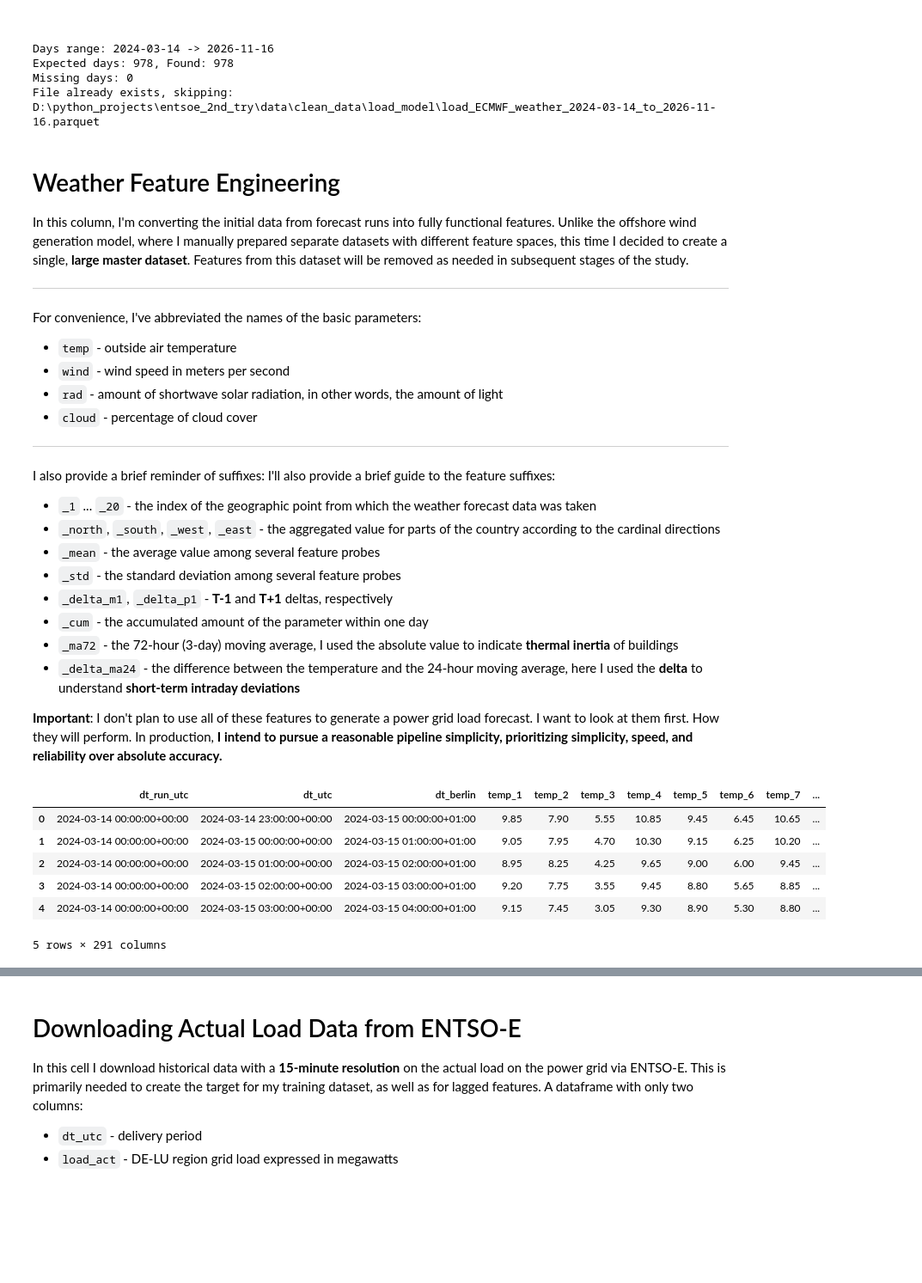
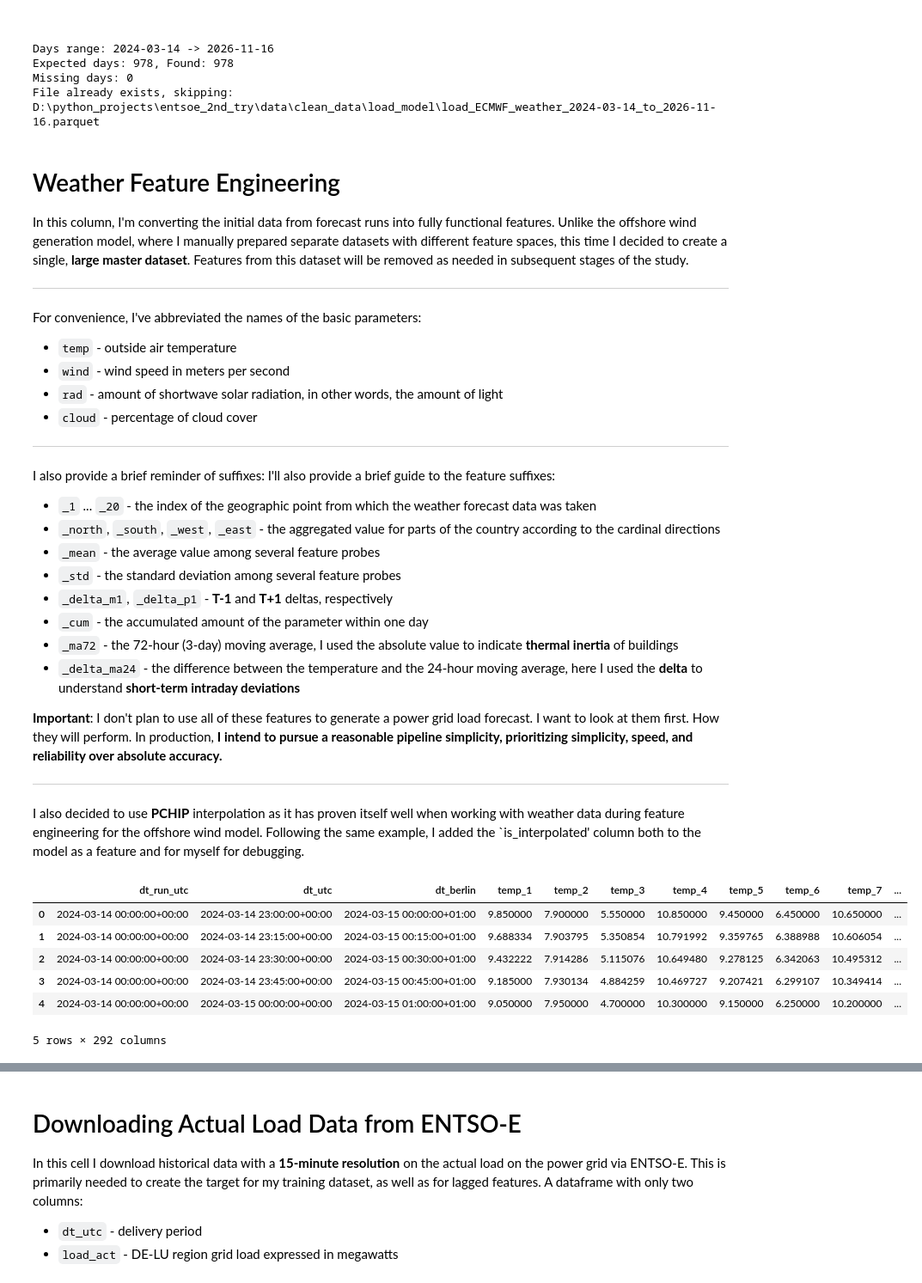
Before and after one commit to anatolii-me/DE-DayAhead-PowerForecast, a Jupyter notebook: notebooks/research_load_model/1_data_preparation.ipynb, the cells around one changed output, grey strips where cells are left out. Shown at 86% size. Drawn from its saved outputs; the diff is of its cells as text; code cells hidden in the pictures; blank space fills up the shorter version.

Commit message:
feat: the creation of the master dataset for the load model has been completed

```diff
--- a/notebooks/research_load_model/1_data_preparation.ipynb
+++ b/notebooks/research_load_model/1_data_preparation.ipynb
@@ -582,9 +619,13 @@ I'll also provide a brief guide to the feature suffixes:
 - `_delta_ma24` - the difference between the temperature and the 24-hour moving average, here I used the **delta** to understand **short-term intraday deviations**
 
 **Important**: I don't plan to use all of these features to generate a power grid load forecast. I want to look at them first. How they will perform. In production, **I intend to pursue a reasonable pipeline simplicity, prioritizing simplicity, speed, and reliability over absolute accuracy.**
+
+---
+
+I also decided to use **PCHIP** interpolation as it has proven itself well when working with weather data during feature engineering for the offshore wind model. Following the same example, I added the `is_interpolated' column both to the model as a feature and for myself for debugging.
 # %%
 # Loading the cleaned calendar features and weather data from the parquet files for further analysis
-calendar_df = pd.read_parquet(CLEAN_DATA_DIR / "load_calendar_features_2024-03-01_to_2026-06-20.parquet")
+calendar_df = pd.read_parquet(CLEAN_DATA_DIR / "load_calendar_features_2024-03-01_to_2026-11-20.parquet")
 weather_df = pd.read_parquet(CLEAN_DATA_DIR / "load_ECMWF_weather_2024-03-14_to_2026-11-16.parquet")
 
 # Dropping unnecessary columns from the weather DataFrame to keep only relevant features for further analysis
@@ -637,7 +678,38 @@ assert not weather_df.duplicated(
     group_keys + ['dt_utc']
 ).any()
 
-# Group observations by forecast run and geographical point
+# Interpolate each forecast run and point separately while both buffer hours
+# are still present. UTC avoids ambiguous local times on DST transition days.
+from scipy.interpolate import PchipInterpolator
+
+def interpolate_point_to_15min(group):
+    hourly_times = pd.DatetimeIndex(group['dt_utc'])
+    expected_hours = pd.date_range(hourly_times[0], hourly_times[-1], freq='h')
+    if not hourly_times.equals(expected_hours):
+        raise ValueError('A forecast run has missing or duplicate hourly timestamps.')
+    if group[weather_cols].isna().any().any():
+        raise ValueError('A forecast run has missing weather values.')
+
+    quarter_times = pd.date_range(hourly_times[0], hourly_times[-1], freq='15min')
+    hourly_values = group[weather_cols].to_numpy()
+    quarter_values = PchipInterpolator(
+        np.arange(len(hourly_times)), hourly_values, axis=0
+    )(np.arange(len(quarter_times)) / 4).astype(hourly_values.dtype)
+
+    result = pd.DataFrame(quarter_values, columns=weather_cols)
+    result['dt_utc'] = quarter_times
+    result['dt_berlin'] = quarter_times.tz_convert('Europe/Berlin')
+    result['dt_run_utc'] = group['dt_run_utc'].iloc[0]
+    result['point_id'] = group['point_id'].iloc[0]
+    return result
+
+weather_df = pd.concat(
+    (interpolate_point_to_15min(group)
+     for _, group in weather_df.groupby(group_keys, sort=False)),
+    ignore_index=True,
+)
+
+# Group the 15-minute observations for adjacent-step deltas below.
 grouped = weather_df.groupby(group_keys, sort=False)
 
 # Defining the columns in the weather DataFrame that will be used to calculate T+/-1 deltas
@@ -651,12 +723,12 @@ cols_to_deltas = [
 # Calculate deltas relative to the current value
 for col in cols_to_deltas:
 
-    # Current value minus previous hour
+    # Current value minus the previous 15-minute value
     weather_df[f'{col}_delta_m1'] = (
         weather_df[col] - grouped[col].shift(1)
     )
 
-    # Current value minus next hour
+    # Current value minus the next 15-minute value
     weather_df[f'{col}_delta_p1'] = (
         weather_df[col] - grouped[col].shift(-1)
     )
@@ -681,7 +753,8 @@ forecast_date = (
     .dt.normalize()
 )
 
-# Keep only observations from the target forecast day
+# Keep only observations from the target forecast day, including all
+# 23 or 25 local hours on DST transition days.
 weather_df = (
     weather_df.loc[forecast_date.eq(target_date)]
     .copy()
@@ -691,9 +764,11 @@ weather_df = (
 
 
 ## Calculating cumulative radiation within each forecast run and geographical point
+# Each 15-minute radiation value represents one quarter of an hour.
 weather_df['rad_cum'] = (
     weather_df
-    .groupby(group_keys, sort=False)['rad']
+    .assign(rad_quarter_hour=weather_df['rad'] * 0.25)
+    .groupby(group_keys, sort=False)['rad_quarter_hour']
     .cumsum()
 )
 ## =========================================================================
@@ -803,6 +878,10 @@ weather_final = pd.concat(
     [weather_wide, df_zones],
     axis=1
 )
+# 0 marks an original hourly forecast; 1 marks an interpolated quarter-hour.
+weather_final['is_interpolated'] = (
+    weather_final['dt_utc'].dt.minute.ne(0).astype('int8')
+)
 ## ========================================================================
 
 
@@ -819,41 +898,41 @@ temp_cols = [
     f'temp_{zone}_mean'
     for zone in aggregation_zones
 ]
 
 for col in temp_cols:
 
     temp = weather_final[col]
 
     # Calculate rolling averages
-    ma24 = temp.rolling(window=24, min_periods=24).mean()
-    ma72 = temp.rolling(window=72, min_periods=72).mean()
+    ma24 = temp.rolling(window=96, min_periods=96).mean()
+    ma72 = temp.rolling(window=288, min_periods=288).mean()
 
     # Store long-term temperature background
     ma_features[f'{col}_ma72'] = ma72
 
     # Store deviation from the daily temperature average
     ma_features[f'{col}_delta_ma24'] = temp - ma24
 
 # Combine original and derived temperature features
 weather_final = pd.concat(
     [
         weather_final,
         pd.DataFrame(ma_features, index=weather_final.index)
     ],
     axis=1
 )
 ## ========================================================================
 
 
 weather_final.head()
 # %% [output]
 |  | dt_run_utc | dt_utc | dt_berlin | temp_1 | temp_2 | temp_3 | temp_4 | temp_5 | temp_6 | temp_7 | ... |
-| 0 | 2024-03-14 00:00:00+00:00 | 2024-03-14 23:00:00+00:00 | 2024-03-15 00:00:00+01:00 | 9.85 | 7.90 | 5.55 | 10.85 | 9.45 | 6.45 | 10.65 | ... |
-| 1 | 2024-03-14 00:00:00+00:00 | 2024-03-15 00:00:00+00:00 | 2024-03-15 01:00:00+01:00 | 9.05 | 7.95 | 4.70 | 10.30 | 9.15 | 6.25 | 10.20 | ... |
-| 2 | 2024-03-14 00:00:00+00:00 | 2024-03-15 01:00:00+00:00 | 2024-03-15 02:00:00+01:00 | 8.95 | 8.25 | 4.25 | 9.65 | 9.00 | 6.00 | 9.45 | ... |
-| 3 | 2024-03-14 00:00:00+00:00 | 2024-03-15 02:00:00+00:00 | 2024-03-15 03:00:00+01:00 | 9.20 | 7.75 | 3.55 | 9.45 | 8.80 | 5.65 | 8.85 | ... |
-| 4 | 2024-03-14 00:00:00+00:00 | 2024-03-15 03:00:00+00:00 | 2024-03-15 04:00:00+01:00 | 9.15 | 7.45 | 3.05 | 9.30 | 8.90 | 5.30 | 8.80 | ... |
+| 0 | 2024-03-14 00:00:00+00:00 | 2024-03-14 23:00:00+00:00 | 2024-03-15 00:00:00+01:00 | 9.850000 | 7.900000 | 5.550000 | 10.850000 | 9.450000 | 6.450000 | 10.650000 | ... |
+| 1 | 2024-03-14 00:00:00+00:00 | 2024-03-14 23:15:00+00:00 | 2024-03-15 00:15:00+01:00 | 9.688334 | 7.903795 | 5.350854 | 10.791992 | 9.359765 | 6.388988 | 10.606054 | ... |
+| 2 | 2024-03-14 00:00:00+00:00 | 2024-03-14 23:30:00+00:00 | 2024-03-15 00:30:00+01:00 | 9.432222 | 7.914286 | 5.115076 | 10.649480 | 9.278125 | 6.342063 | 10.495312 | ... |
+| 3 | 2024-03-14 00:00:00+00:00 | 2024-03-14 23:45:00+00:00 | 2024-03-15 00:45:00+01:00 | 9.185000 | 7.930134 | 4.884259 | 10.469727 | 9.207421 | 6.299107 | 10.349414 | ... |
+| 4 | 2024-03-14 00:00:00+00:00 | 2024-03-15 00:00:00+00:00 | 2024-03-15 01:00:00+01:00 | 9.050000 | 7.950000 | 4.700000 | 10.300000 | 9.150000 | 6.250000 | 10.200000 | ... |
-5 rows × 291 columns
+5 rows × 292 columns
 # %% [markdown]
 ## Testing Moving Averages
 I was curious to see how moving averages work on a chart, so I randomly plotted three weekly periods and reconstructed the MA24 from its delta.
```
Also changed, not shown: parts of 11 cells of this notebook.
